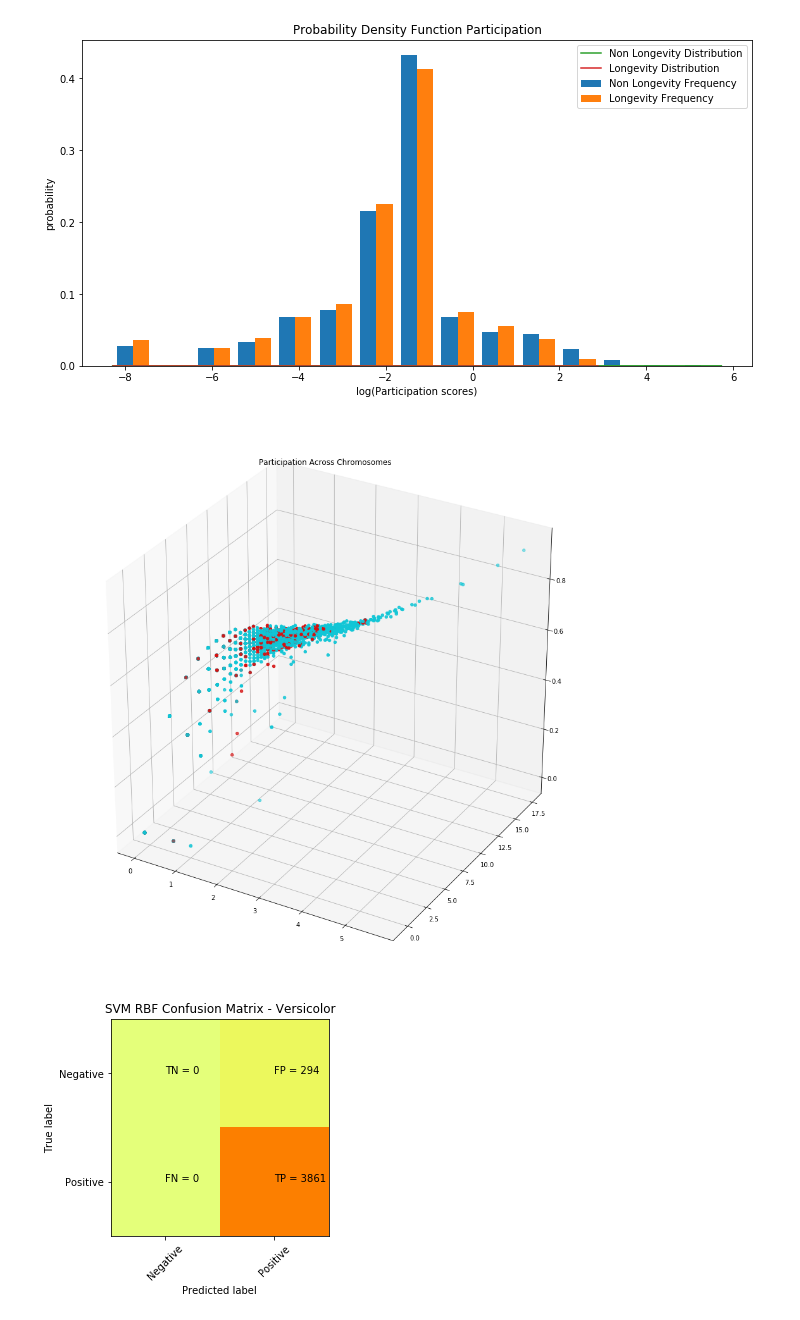
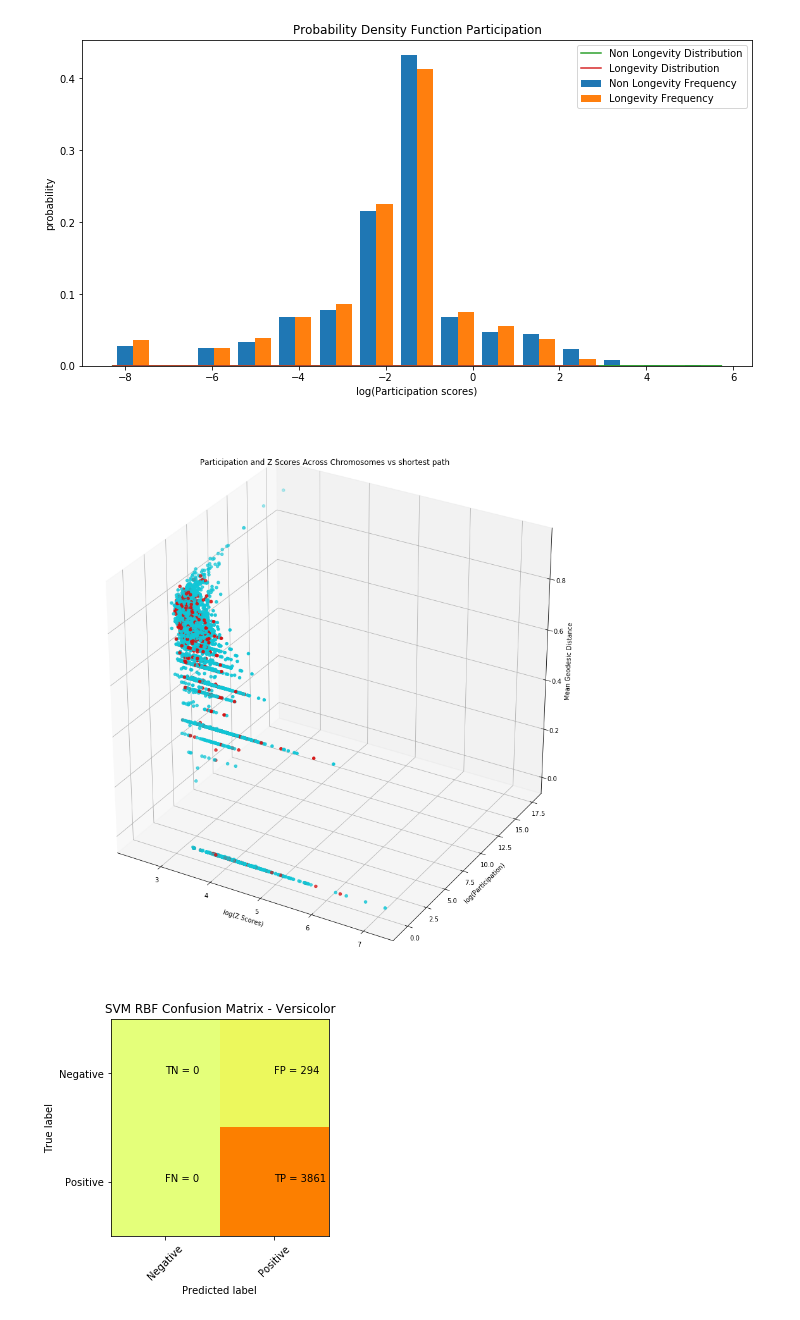
Before and after one commit to JoyMace/HomologousGenes, a Jupyter notebook: yeast.ipynb, the cells around one changed output. Cells and saved outputs as stored; diff of their text form; code cells hidden in the pictures.

```diff
--- a/yeast.ipynb
+++ b/yeast.ipynb
@@ -574,33 +566,29 @@ ax.legend()
 # %%
 from mpl_toolkits.mplot3d import Axes3D
 from matplotlib import colors
 from matplotlib.ticker import LinearLocator, FormatStrFormatter
 
 fig = plt.figure(figsize=(16,16))
 ax = fig.add_subplot(111, projection='3d')
 
 # Make data.
 X = np.array([pairs[n][0] for n in G_main.nodes()])
 Y = np.array([pairs[n][1] for n in G_main.nodes()])
-Z = np.array([np.log(G_main.degree(n)) for n in G_main.nodes()])
+Z = np.array([single_source(G_main, n) for n in G_main.nodes()])
 
 colors = [G_main.nodes[n]['color'] for n in G_main.nodes()]
 
 # Plot the surface.
 bar = ax.scatter(Z, Y, X, color=colors)
-# Customize the z axis.
-#ax.set_zlim(-1.01, 1.01)
-#ax.zaxis.set_major_locator(LinearLocator(10))
-#ax.zaxis.set_major_formatter(FormatStrFormatter('%.02f'))
-
-# Add a color bar which maps values to colors.
-#fig.colorbar(surf, shrink=0.5, aspect=5)
+ax.set_ylabel('log(Participation)')
+ax.set_xlabel('log(Z Scores)')
+ax.set_zlabel('Mean Geodesic Distance')
 
 
-ax.set_title('Participation Across Chromosomes')
+ax.set_title('Participation and Z Scores Across Chromosomes vs shortest path')
 plt.show()
 # %% [output]
-[figure, old version]
+[figure, new version]
 # %%
 x = [[pairs[n][0], pairs[n][1]] for n in G_main.nodes()]
 #x = [[G_main.nodes[n]['gene_length'], G_main.degree(n), pairs[n][0], pairs[n][1]] for n in G_main.nodes()]
```
Also changed, not shown: parts of 6 cells of this notebook.
